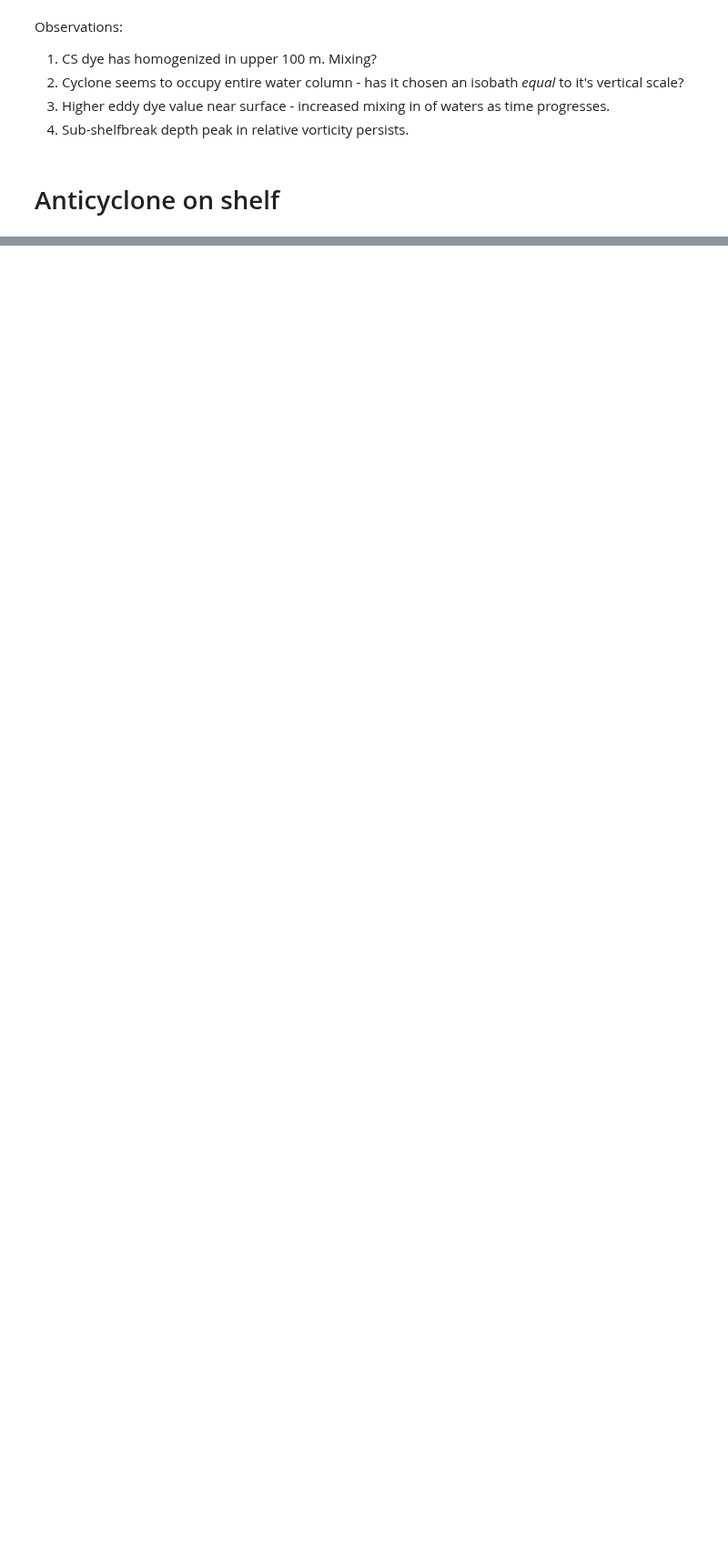
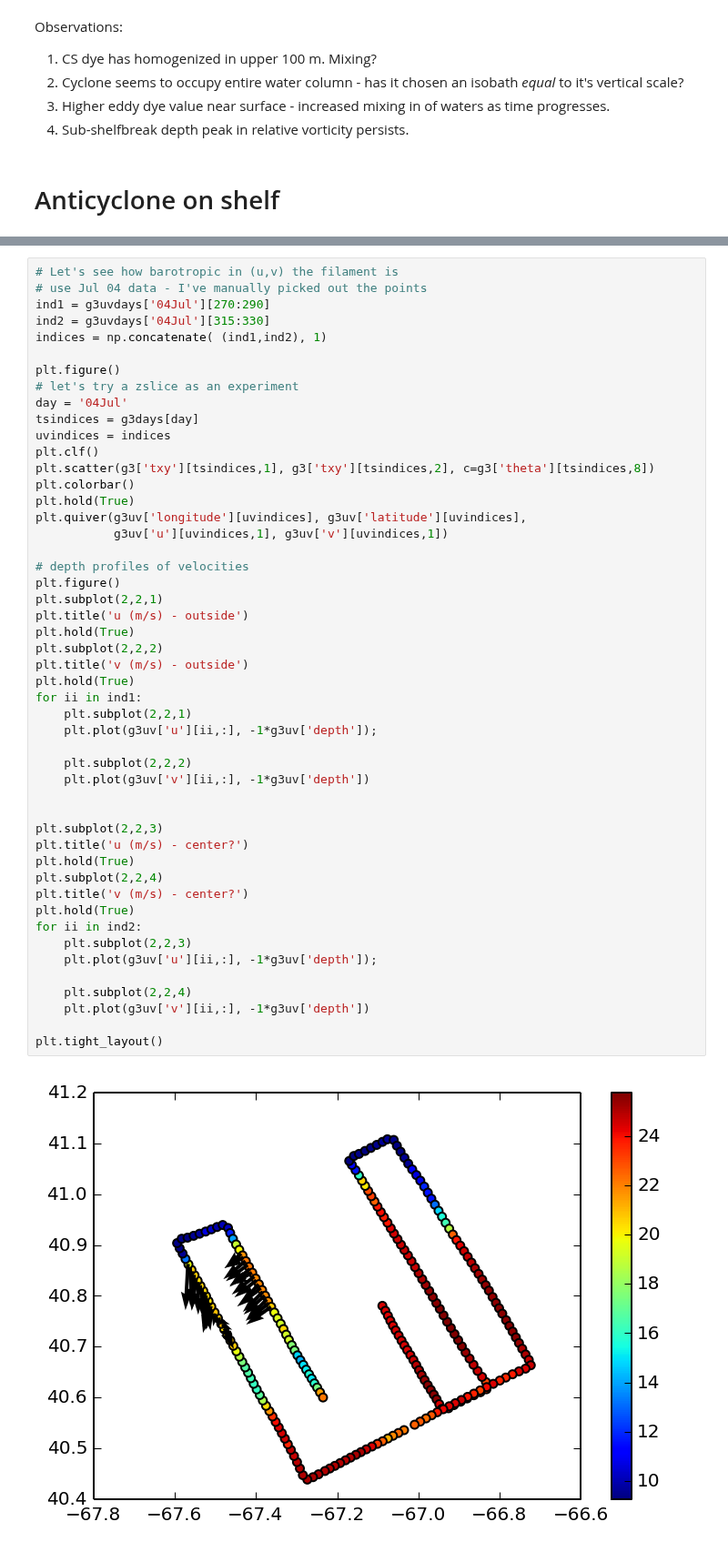
Before and after one commit to dcherian/eddyshelf, a Jupyter notebook: secondary-vortices.ipynb, the cells around one changed output, grey strips where cells are left out. Shown at 91% size. Drawn from its saved outputs; the diff is of its cells as text; blank space fills up the shorter version.

```diff
--- a/secondary-vortices.ipynb
+++ b/secondary-vortices.ipynb
@@ -193,0 +392,51 @@ Observations:
+# %%
+# Let's see how barotropic in (u,v) the filament is
+# use Jul 04 data - I've manually picked out the points
+ind1 = g3uvdays['04Jul'][270:290]
+ind2 = g3uvdays['04Jul'][315:330]
+indices = np.concatenate( (ind1,ind2), 1)
+
+plt.figure()
+# let's try a zslice as an experiment
+day = '04Jul'
+tsindices = g3days[day]
+uvindices = indices
+plt.clf()
+plt.scatter(g3['txy'][tsindices,1], g3['txy'][tsindices,2], c=g3['theta'][tsindices,8])
+plt.colorbar()
+plt.hold(True)
+plt.quiver(g3uv['longitude'][uvindices], g3uv['latitude'][uvindices],
+           g3uv['u'][uvindices,1], g3uv['v'][uvindices,1])
+
+# depth profiles of velocities
+plt.figure()
+plt.subplot(2,2,1)
+plt.title('u (m/s) - outside')
+plt.hold(True)
+plt.subplot(2,2,2)
+plt.title('v (m/s) - outside')
+plt.hold(True)
+for ii in ind1:
+    plt.subplot(2,2,1)
+    plt.plot(g3uv['u'][ii,:], -1*g3uv['depth']);
+
+    plt.subplot(2,2,2)
+    plt.plot(g3uv['v'][ii,:], -1*g3uv['depth'])
+
+
+plt.subplot(2,2,3)
+plt.title('u (m/s) - center?')
+plt.hold(True)
+plt.subplot(2,2,4)
+plt.title('v (m/s) - center?')
+plt.hold(True)
+for ii in ind2:
+    plt.subplot(2,2,3)
+    plt.plot(g3uv['u'][ii,:], -1*g3uv['depth']);
+
+    plt.subplot(2,2,4)
+    plt.plot(g3uv['v'][ii,:], -1*g3uv['depth'])
+
+plt.tight_layout()
+# %% [output]
+[figure, added]
```
Also changed, not shown: parts of 14 cells of this notebook.
